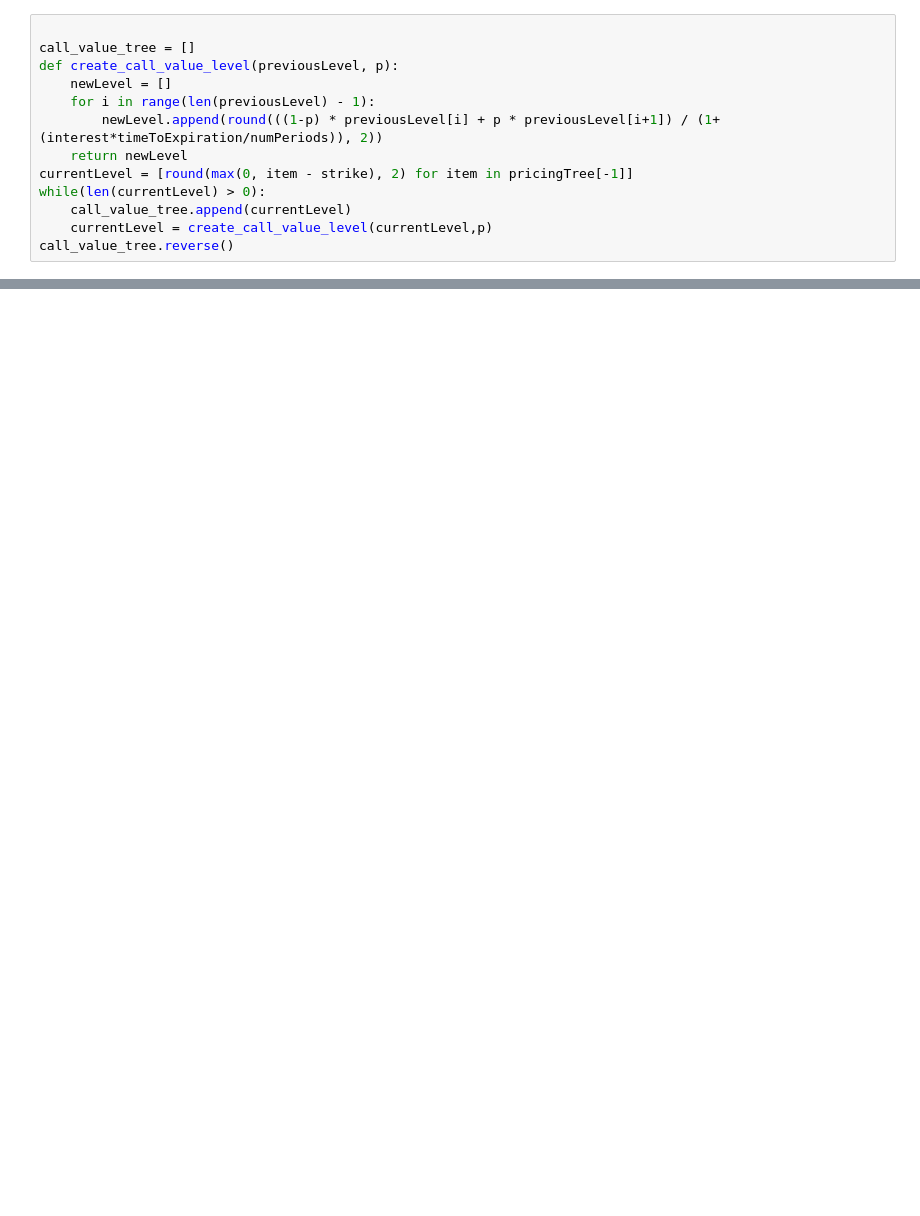
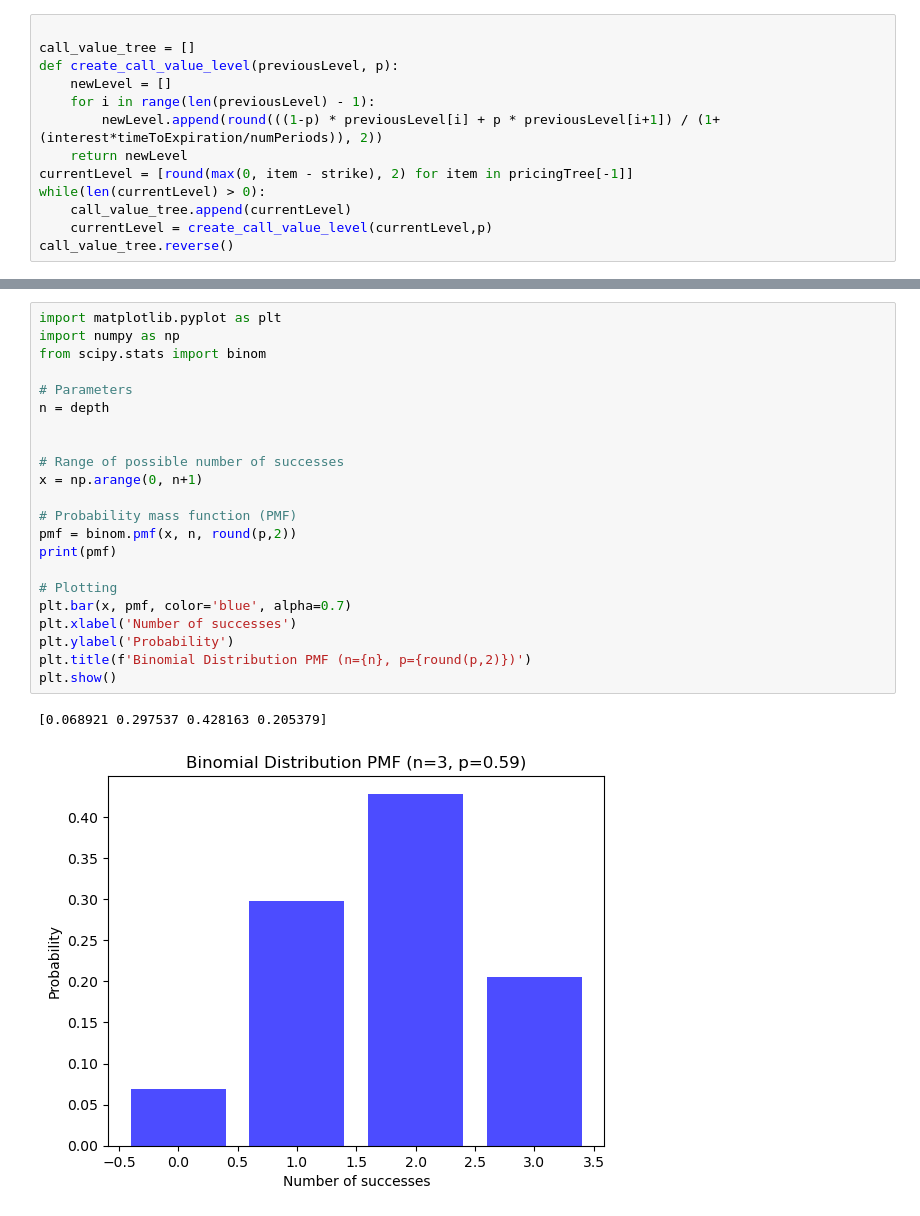
Before and after one commit to JamesRv21/Binomial-Options-Pricing-Model, a Jupyter notebook: binomialTree.ipynb, the cells around one changed output, grey strips where cells are left out. Cells and saved outputs as stored; diff of their text form; blank space fills up the shorter version.

```diff
--- a/binomialTree.ipynb
+++ b/binomialTree.ipynb
@@ -105,0 +175,25 @@ for i in range(depth):
+# %%
+import matplotlib.pyplot as plt
+import numpy as np
+from scipy.stats import binom
+
+# Parameters
+n = depth
+
+
+# Range of possible number of successes
+x = np.arange(0, n+1)
+
+# Probability mass function (PMF)
+pmf = binom.pmf(x, n, round(p,2))
+print(pmf)
+
+# Plotting
+plt.bar(x, pmf, color='blue', alpha=0.7)
+plt.xlabel('Number of successes')
+plt.ylabel('Probability')
+plt.title(f'Binomial Distribution PMF (n={n}, p={round(p,2)})')
+plt.show()
+# %% [output]
+[0.068921 0.297537 0.428163 0.205379]
+[figure, added]
```
Also changed, not shown: parts of 4 cells of this notebook.
